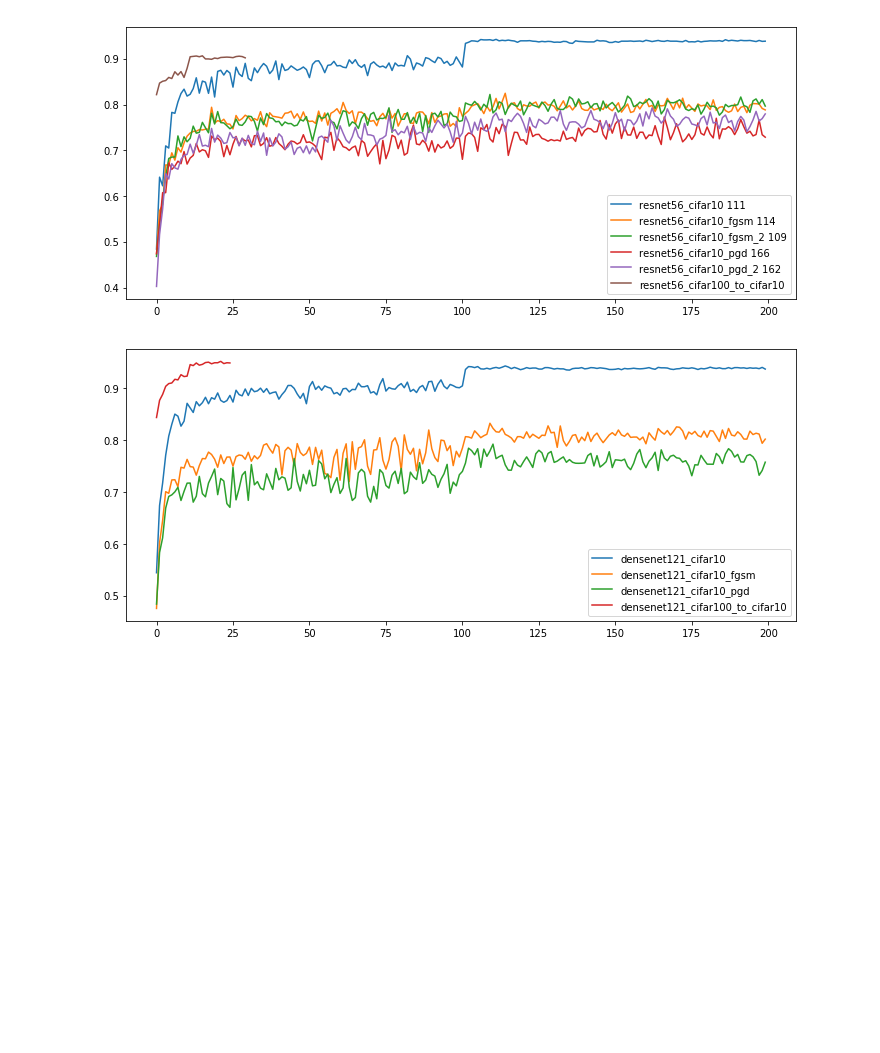
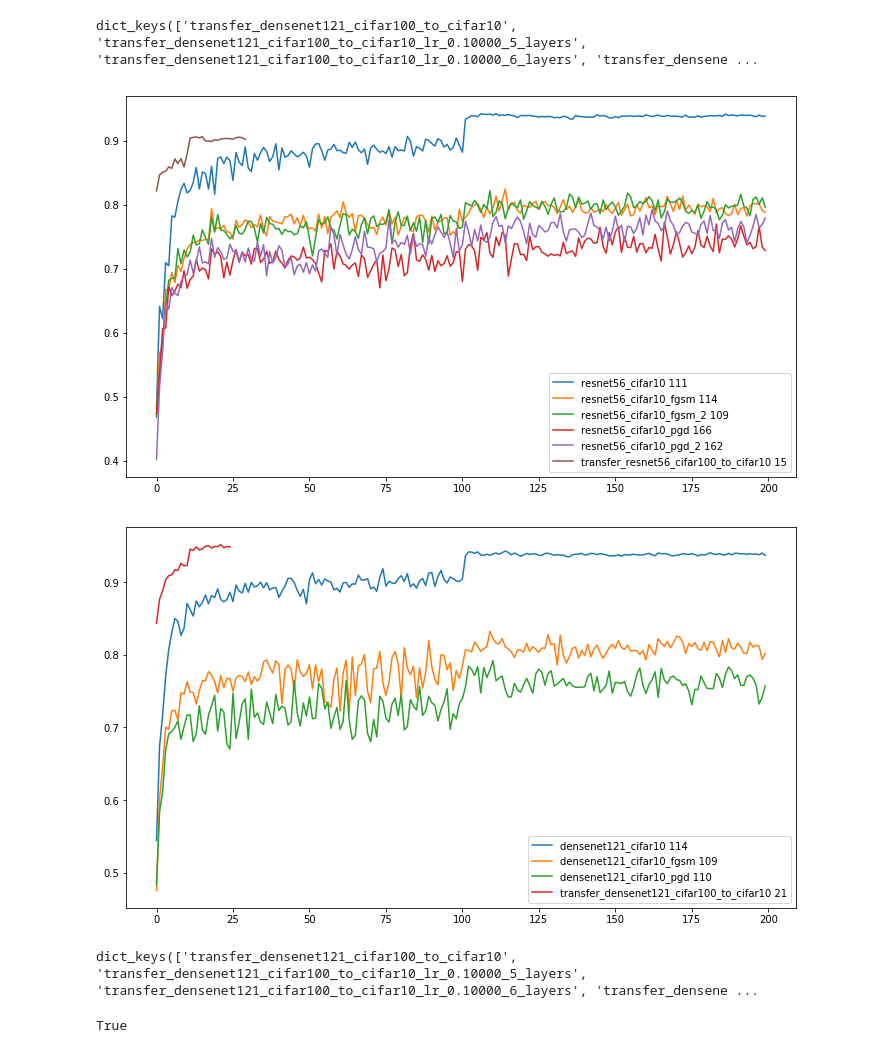
Before and after one commit to nanton96/An-Empirical-Evaluation-of-Adversarial-Robustness-under-Transfer-Learning, a Jupyter notebook: notebooks/Plodz.ipynb, the cells around one changed output. Cells and saved outputs as stored; diff of their text form; code cells hidden in the pictures; blank space fills up the shorter version.

```diff
--- a/notebooks/Plodz.ipynb
+++ b/notebooks/Plodz.ipynb
@@ -15,2 +13,6 @@ model_path = '/users/Stathis/GoogleDrive/MLP/'
 # %%
+model_path = '/users/Stathis/GoogleDrive/MLP/'
 nets =  list(filter(lambda x: os.path.isdir(os.path.join(model_path, x)), os.listdir(model_path)))
+nets = [a for a in nets if 'resnet56' in a  or 'densenet121' in a]
+nets.sort()
+nets
@@ -17,4 +35,0 @@ nets =  list(filter(lambda x: os.path.isdir(os.path.join(model_path, x)), os.lis
-# %%
-nets.sort()
-nets = [a for a in dirs if a.split('_')[0] in ['resnet56', 'densenet121']]
-nets
@@ -59,0 +46,6 @@ Index(['train_acc', 'train_loss', 'val_acc', 'val_loss', 'curr_epoch'], dtype='o
+# %%
+model_path = '/users/Stathis/GoogleDrive/MLP/transfer/'
+transfer_nets =  list(filter(lambda x: os.path.isdir(os.path.join(model_path, x)), os.listdir(model_path)))
+transfer_nets = [a for a in transfer_nets if 'resnet56' in a  or 'densenet121' in a]
+transfer_nets.sort()
+transfer_nets
@@ -60,23 +65,50 @@ Index(['train_acc', 'train_loss', 'val_acc', 'val_loss', 'curr_epoch'], dtype='o
+# %%
+summaries_transfer = {}
+test_results_transfer ={}
+for net in transfer_nets:
+    stats_path =  os.path.join(model_path, net) +'/result_outputs'
+    data_train = pd.read_csv(stats_path+'/summary.csv', delimiter=",")
+    summaries_transfer[net] = data_train
+    stats_path =  os.path.join(model_path, net) +'/result_outputs'
+    data_train = pd.read_csv(stats_path+'/test_summary.csv', delimiter=",")
+    test_results_transfer[net] = data_train
+# %%
+summaries_transfer.keys()
+# %% [output]
+dict_keys(['transfer_densenet121_cifar100_to_cifar10', 'transfer_densenet121_cifar100_to_cifar10_lr_0.10000_5_layers', 'transfer_densenet121_cifar100_to_cifar10_lr_0.10000_6_layers', 'transfer_densene ...
 # %%
-plt.figure(figsize=(12,5))
+model='resnet56'
+plt.figure(figsize=(12,7))
 for net in nets:
-    if 'resnet56_cifar10' in net and not 'resnet56_cifar100' in net:
+    if '%s_cifar10' % model in net and not '%s_cifar100' % model in net:
         argmx = summaries[net]['val_acc'][:200].idxmax()
         summaries[net]['val_acc'][:200].plot(label=net + ' %d' % argmx);
-net='resnet56_cifar100_to_cifar10'
-summaries[net]['val_acc'][:200].plot(label=net);
+net='transfer_%s_cifar100_to_cifar10' % model
+argmx = summaries_transfer[net]['val_acc'][:200].idxmax()
+summaries_transfer[net]['val_acc'][:200].plot(label=net + ' %d' % argmx);
 plt.legend()
 plt.show()
 # %% [output]
-[figure, old version]
+[figure, new version]
 # %%
-plt.figure(figsize=(12,5))
+model='densenet121'
+plt.figure(figsize=(12,7))
 for net in nets:
-    if 'densenet121_cifar10' in net and not 'densenet121_cifar100' in net:
-        summaries[net]['val_acc'][:200].plot(label=net);
-net='densenet121_cifar100_to_cifar10'
-summaries[net]['val_acc'][:200].plot(label=net);
+    if '%s_cifar10' % model in net and not '%s_cifar100' % model in net:
+        argmx = summaries[net]['val_acc'][:200].idxmax()
+        summaries[net]['val_acc'][:200].plot(label=net + ' %d' % argmx);
+net='transfer_%s_cifar100_to_cifar10' % model
+argmx = summaries_transfer[net]['val_acc'][:200].idxmax()
+summaries_transfer[net]['val_acc'][:200].plot(label=net + ' %d' % argmx);
 plt.legend()
 plt.show()
 # %% [output]
-[figure, old version]
+[figure, new version]
+# %%
+summaries_transfer.keys()
+# %% [output]
+dict_keys(['transfer_densenet121_cifar100_to_cifar10', 'transfer_densenet121_cifar100_to_cifar10_lr_0.10000_5_layers', 'transfer_densenet121_cifar100_to_cifar10_lr_0.10000_6_layers', 'transfer_densene ...
+# %%
+'densenet' in 'transfer_densenet121_cifar100_to_cifar10'
+# %% [output]
+True
```
Also changed, not shown: parts of 9 cells of this notebook.
